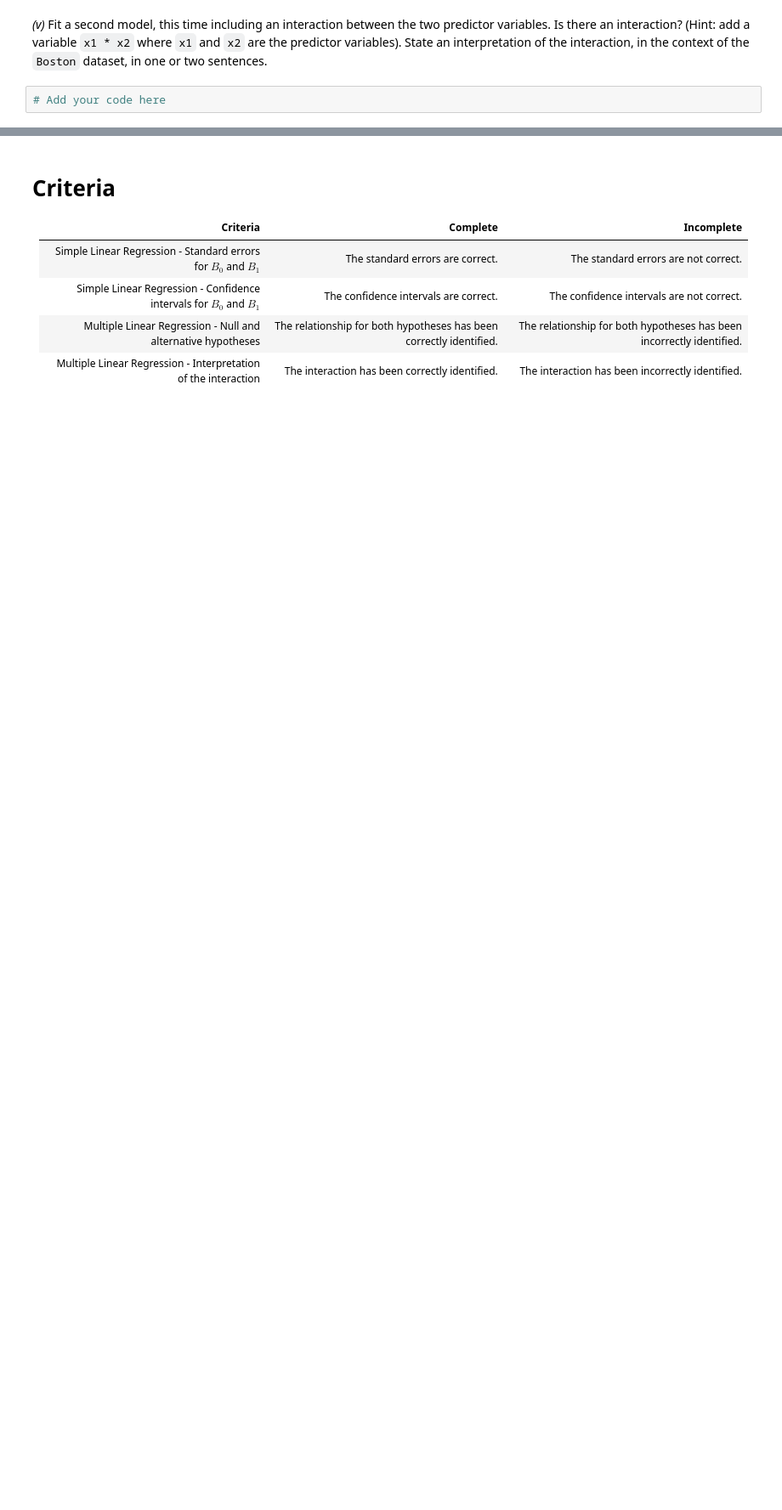
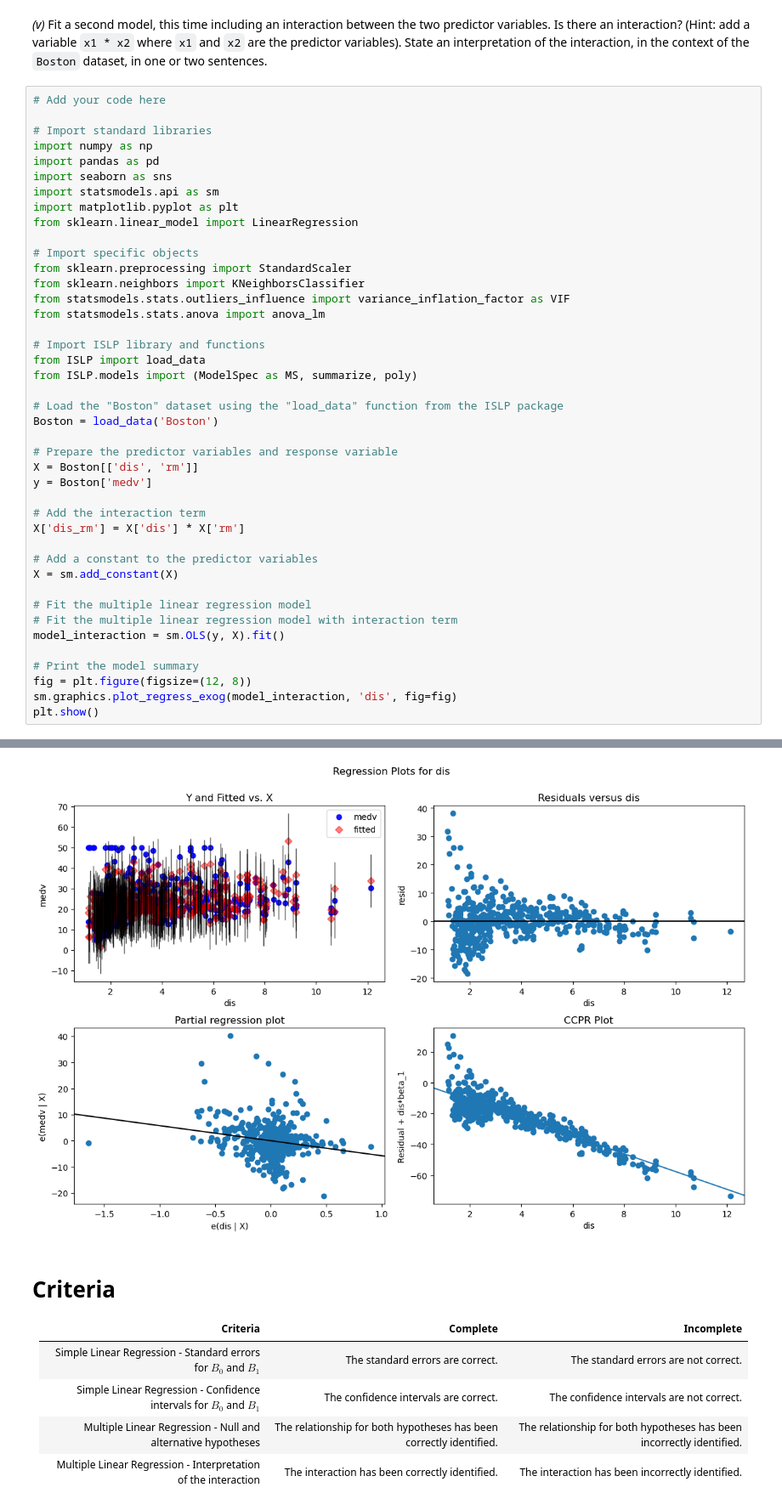
Before and after one commit to Jaay-0/applying_statistical_concepts, a Jupyter notebook: 02_assignments/assignment_1.ipynb, the cells around one changed output, grey strips where cells are left out. Shown at 85% size. Saved outputs shown, nothing was run; the diff lists cells and outputs as text; blank space fills up the shorter version.

```diff
--- a/02_assignments/assignment_1.ipynb
+++ b/02_assignments/assignment_1.ipynb
@@ -178,3 +264,44 @@ _(iv)_ We can use the inbuilt `sm.graphics.plot_regress_exog` function to genera
 _(v)_ Fit a second model, this time including an interaction between the two predictor variables. Is there an interaction? (Hint: add a variable `x1 * x2` where `x1` and `x2` are the predictor variables). State an interpretation of the interaction, in the context of the `Boston` dataset, in one or two sentences.
 # %%
 # Add your code here
+
+# Import standard libraries
+import numpy as np
+import pandas as pd
+import seaborn as sns
+import statsmodels.api as sm
+import matplotlib.pyplot as plt
+from sklearn.linear_model import LinearRegression
+
+# Import specific objects
+from sklearn.preprocessing import StandardScaler
+from sklearn.neighbors import KNeighborsClassifier
+from statsmodels.stats.outliers_influence import variance_inflation_factor as VIF
+from statsmodels.stats.anova import anova_lm
+
+# Import ISLP library and functions
+from ISLP import load_data
+from ISLP.models import (ModelSpec as MS, summarize, poly)
+
+# Load the "Boston" dataset using the "load_data" function from the ISLP package
+Boston = load_data('Boston')
+
+# Prepare the predictor variables and response variable
+X = Boston[['dis', 'rm']]
+y = Boston['medv']
+
+# Add the interaction term
+X['dis_rm'] = X['dis'] * X['rm']
+
+# Add a constant to the predictor variables
+X = sm.add_constant(X)
+
+# Fit the multiple linear regression model
+# Fit the multiple linear regression model with interaction term
+model_interaction = sm.OLS(y, X).fit()
+
+# Print the model summary
+fig = plt.figure(figsize=(12, 8))
+sm.graphics.plot_regress_exog(model_interaction, 'dis', fig=fig)
+plt.show()
+# %% [output]
@@ -181,3 +313,4 @@ _(v)_ Fit a second model, this time including an interaction between the two pre
+[figure, added]
 # %% [markdown]
 # Criteria
 
```
Also changed, not shown: parts of 5 cells of this notebook.
